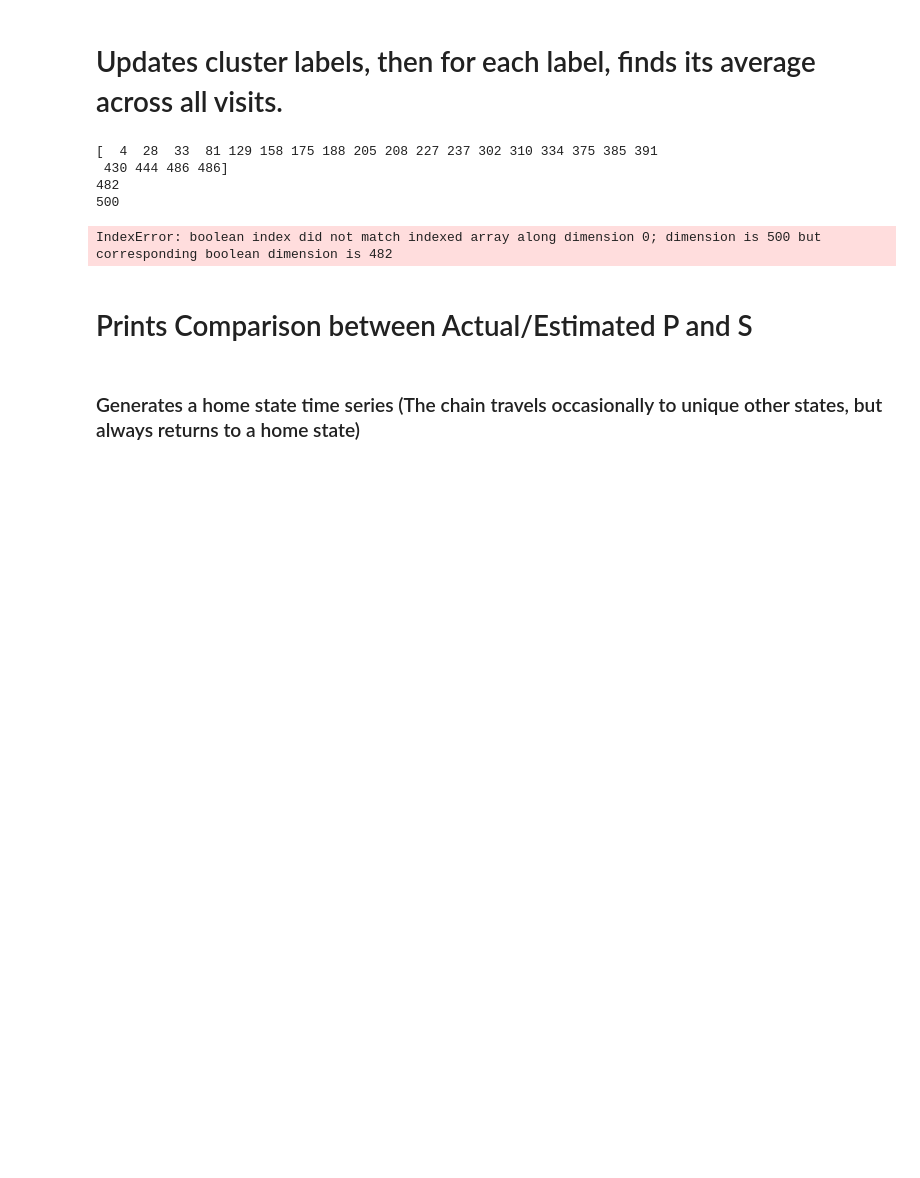
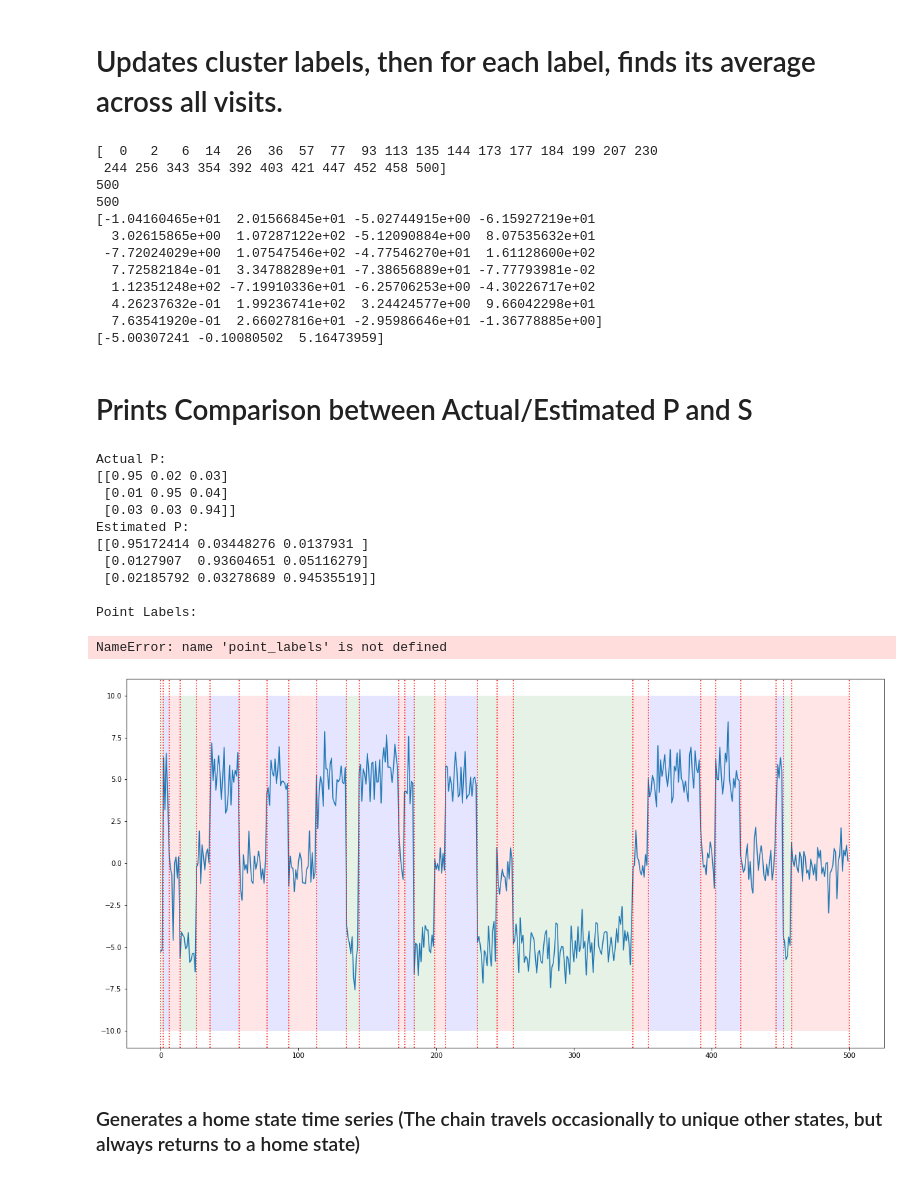
Before and after one commit to egoolish/mcts, a Jupyter notebook: time_series_markov.ipynb, the cells around one changed output. Cells and saved outputs as stored; diff of their text form; code cells hidden in the pictures; blank space fills up the shorter version.

```diff
--- a/time_series_markov.ipynb
+++ b/time_series_markov.ipynb
@@ -239,6 +242,7 @@ print(len(ts))
 find_seg_sums = np.vectorize(lambda x : np.sum(ts[final_clusters == x]))
 seg_sums = find_seg_sums(np.arange(final_clusters[-1]+1))
 
+print(seg_sums)
 find_time = np.vectorize(lambda x: np.sum(lens[new_labs == x]))
 total_times = find_time(np.arange(num_of_states))
 
@@ -246,29 +250,56 @@ find_state_sums = np.vectorize(lambda x: np.sum(seg_sums[new_labs == x]))
 est_S = find_state_sums(np.arange(num_of_states))/total_times
 print(est_S)
 # %% [output]
-[  4  28  33  81 129 158 175 188 205 208 227 237 302 310 334 375 385 391
- 430 444 486 486]
-482
+[  0   2   6  14  26  36  57  77  93 113 135 144 173 177 184 199 207 230
+ 244 256 343 354 392 403 421 447 452 458 500]
 500
+500
+[-1.04160465e+01  2.01566845e+01 -5.02744915e+00 -6.15927219e+01
+  3.02615865e+00  1.07287122e+02 -5.12090884e+00  8.07535632e+01
+ -7.72024029e+00  1.07547546e+02 -4.77546270e+01  1.61128600e+02
+  7.72582184e-01  3.34788289e+01 -7.38656889e+01 -7.77793981e-02
+  1.12351248e+02 -7.19910336e+01 -6.25706253e+00 -4.30226717e+02
+  4.26237632e-01  1.99236741e+02  3.24424577e+00  9.66042298e+01
+  7.63541920e-01  2.66027816e+01 -2.95986646e+01 -1.36778885e+00]
+[-5.00307241 -0.10080502  5.16473959]
-IndexError: boolean index did not match indexed array along dimension 0; dimension is 500 but corresponding boolean dimension is 482
 # %% [markdown]
 # Prints Comparison between Actual/Estimated P and S
 # %%
 #Final Solution:
 plt.figure(figsize=(20,10))
 plt.plot(ts)
 for xc in final_ests:
     plt.axvline(x=xc, color='r', linestyle=':')
+for i in range(1, len(final_ests)):
+    if new_labs[i-1] == 0:
+        plt.fill_betweenx([-10, 10], final_ests[i-1], final_ests[i], facecolor='green', alpha=0.10)
+    elif new_labs[i-1] == 1:
+        plt.fill_betweenx([-10, 10], final_ests[i-1], final_ests[i], facecolor='red', alpha=0.10)
+    else:
+        plt.fill_betweenx([-10, 10], final_ests[i-1], final_ests[i], facecolor='blue', alpha=0.10)
 
 print("Actual P: ")
 print(P)
 print("Estimated P: ")
 print(est_P)
 print()
 print("Actual S: ")
 print(S)
 print("Estimated S: ")
 print(est_S)
+# %% [output]
+Actual P:
+[[0.95 0.02 0.03]
+ [0.01 0.95 0.04]
+ [0.03 0.03 0.94]]
+Estimated P:
+[[0.95172414 0.03448276 0.0137931 ]
+ [0.0127907  0.93604651 0.05116279]
+ [0.02185792 0.03278689 0.94535519]]
+
+Point Labels:
+NameError: name 'point_labels' is not defined
+[figure, added]
 # %% [markdown]
 ### Generates a home state time series (The chain travels occasionally to unique other states, but always returns to a home state)
 # %%
```
Also changed, not shown: parts of 11 cells of this notebook, 8 other files.
